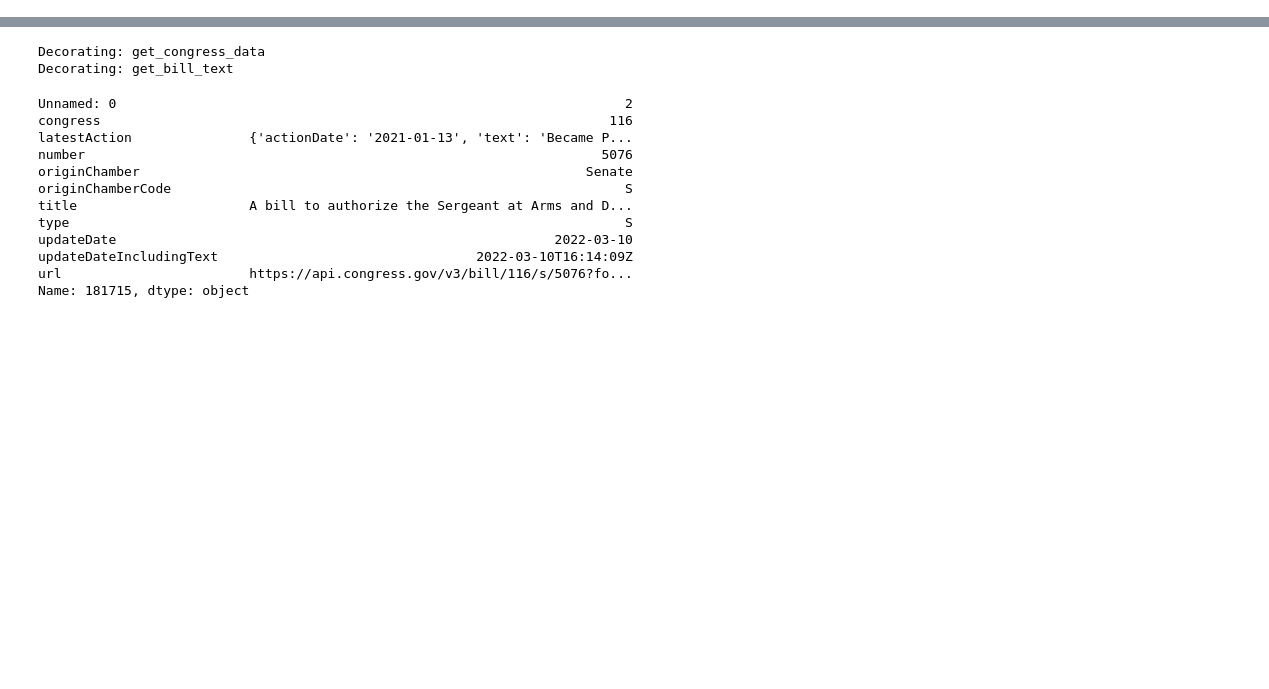
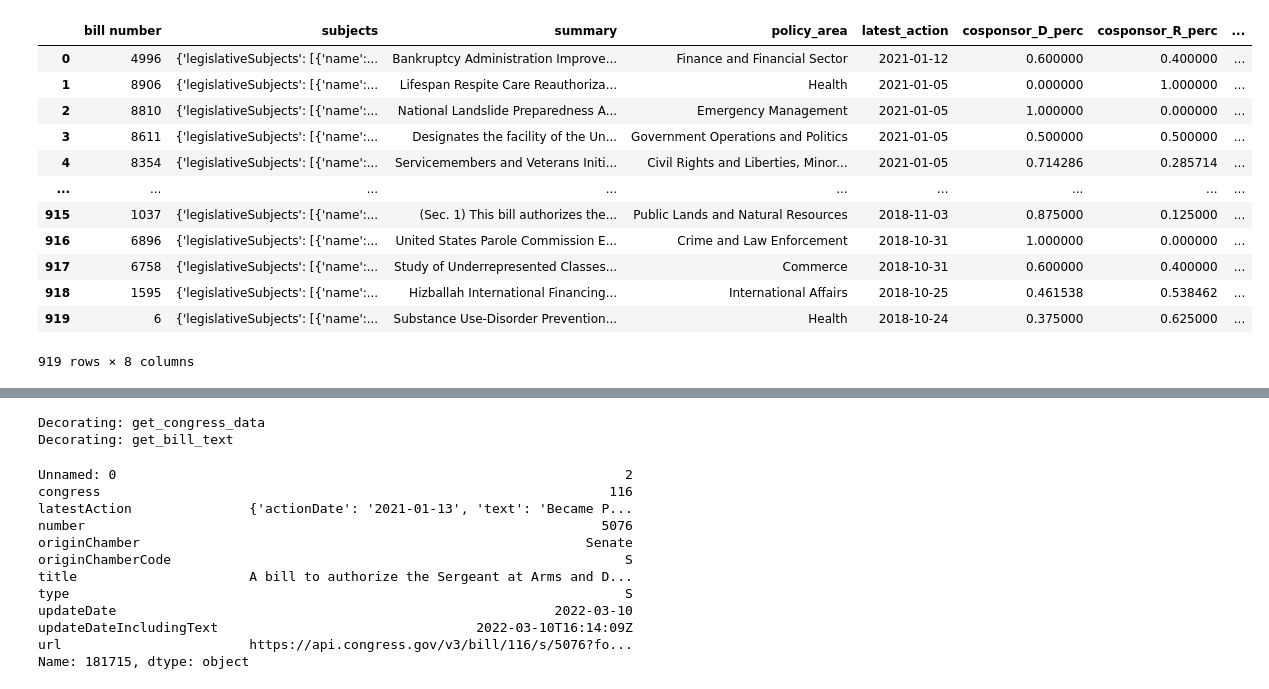
Before and after one commit to juka19/tad_assignment3, a Jupyter notebook: api_try_lor.ipynb, the cells around one changed output, grey strips where cells are left out. Saved outputs shown, nothing was run; the diff lists cells and outputs as text; code cells hidden in the pictures; blank space fills up the shorter version.

```diff
--- a/api_try_lor.ipynb
+++ b/api_try_lor.ipynb
@@ -4,3 +4,63 @@ import json
 import os
 import pandas as pd
 import xml.etree.ElementTree as ET
+# %%
+import re
+
+df = pd.read_csv('data/all_data.csv')
+df.drop(['Unnamed: 0', 'Unnamed: 0.1'], axis = 1, inplace = True)
+df.drop(681, inplace = True)
+
+def const(str):
+    if str == None:
+        return None
+    else:
+        result = re.sub('<.{1,7}>', '' , str)
+        return result
+
+#df.summary = list(map(const, list(df.summary)))
+
+mpa = map(const, list(df.summary))
+
+#list(map(lambda x : x., list(df.summary)))
+#list(mpa)
+
+from sklearn.feature_extraction.text import TfidfVectorizer
+from stop_words import get_stop_words
+
+l = list(df.summary)
+#for i in list(df.summary):
+ #   print(type(i))
+
+for index, element in enumerate(l):
+    if type(element) != str:
+        print(index, element)
+
+
+df.summary = list(mpa)
+
+summary = list(df.summary)
+summary = list(map(lambda x: x.lower(), summary)) # convert all in lower characthers
+vectorizer = TfidfVectorizer(stop_words=get_stop_words('english'))
+dfm = vectorizer.fit_transform(summary)
+dfm
+
+dfm_summary = []
+for i in range(len(summary)):
+    dfm_summary.append(dfm[i,:])
+
+print(dfm_summary[0])
+df['dfm_summary'] = dfm_summary
+print(type(df['dfm_summary'][0]))
+df
+# for summ in summary:
+#     try:
+#         summ = summ.lower()
+#         vectorizer = TfidfVectorizer(stop_words=get_stop_words('english'))
+#         #print(summ)
+#         dfm = vectorizer.fit_transform(summ)
+#         print(dfm)
+#         dfm_summary.append(dfm)
+#     except:
+#         dfm_summary.append(None)
+# %% [output]
@@ -6,0 +84,13 @@ import xml.etree.ElementTree as ET
+|  | bill number | subjects | summary | policy_area | latest_action | cosponsor_D_perc | cosponsor_R_perc | ... |
+| 0 | 4996 | {'legislativeSubjects': [{'name':... | Bankruptcy Administration Improve... | Finance and Financial Sector | 2021-01-12 | 0.600000 | 0.400000 | ... |
+| 1 | 8906 | {'legislativeSubjects': [{'name':... | Lifespan Respite Care Reauthoriza... | Health | 2021-01-05 | 0.000000 | 1.000000 | ... |
+| 2 | 8810 | {'legislativeSubjects': [{'name':... | National Landslide Preparedness A... | Emergency Management | 2021-01-05 | 1.000000 | 0.000000 | ... |
+| 3 | 8611 | {'legislativeSubjects': [{'name':... | Designates the facility of the Un... | Government Operations and Politics | 2021-01-05 | 0.500000 | 0.500000 | ... |
+| 4 | 8354 | {'legislativeSubjects': [{'name':... | Servicemembers and Veterans Initi... | Civil Rights and Liberties, Minor... | 2021-01-05 | 0.714286 | 0.285714 | ... |
+| ... | ... | ... | ... | ... | ... | ... | ... | ... |
+| 915 | 1037 | {'legislativeSubjects': [{'name':... | (Sec. 1) This bill authorizes the... | Public Lands and Natural Resources | 2018-11-03 | 0.875000 | 0.125000 | ... |
+| 916 | 6896 | {'legislativeSubjects': [{'name':... | United States Parole Commission E... | Crime and Law Enforcement | 2018-10-31 | 1.000000 | 0.000000 | ... |
+| 917 | 6758 | {'legislativeSubjects': [{'name':... | Study of Underrepresented Classes... | Commerce | 2018-10-31 | 0.600000 | 0.400000 | ... |
+| 918 | 1595 | {'legislativeSubjects': [{'name':... | Hizballah International Financing... | International Affairs | 2018-10-25 | 0.461538 | 0.538462 | ... |
+| 919 | 6 | {'legislativeSubjects': [{'name':... | Substance Use-Disorder Prevention... | Health | 2018-10-24 | 0.375000 | 0.625000 | ... |
+919 rows × 8 columns
```
Also changed, not shown: parts of 5 cells of this notebook.
